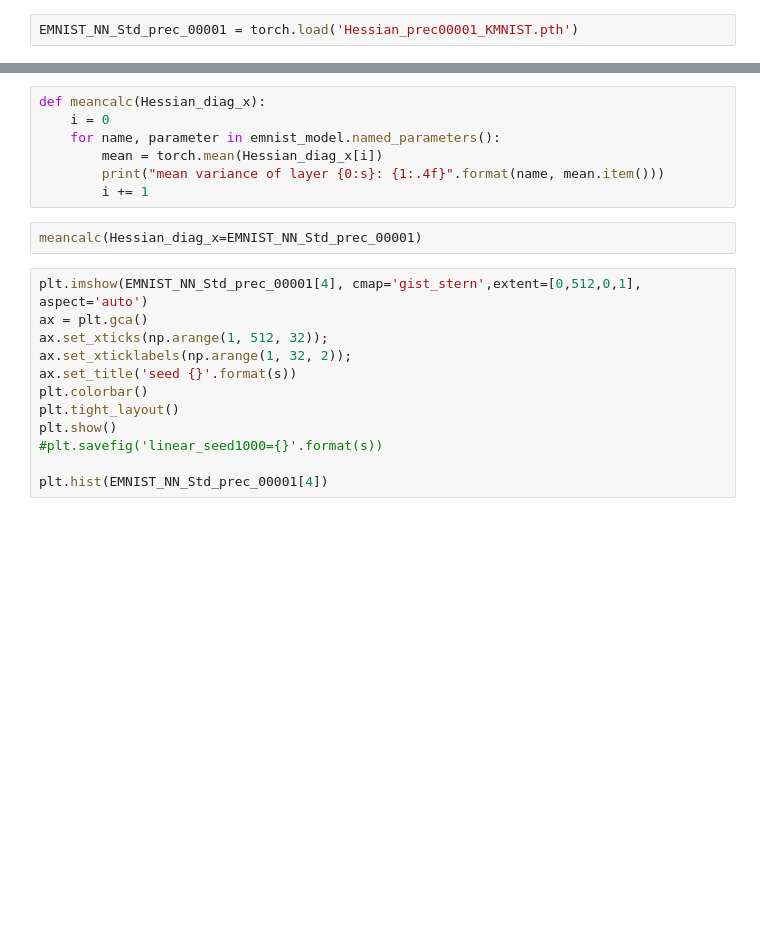
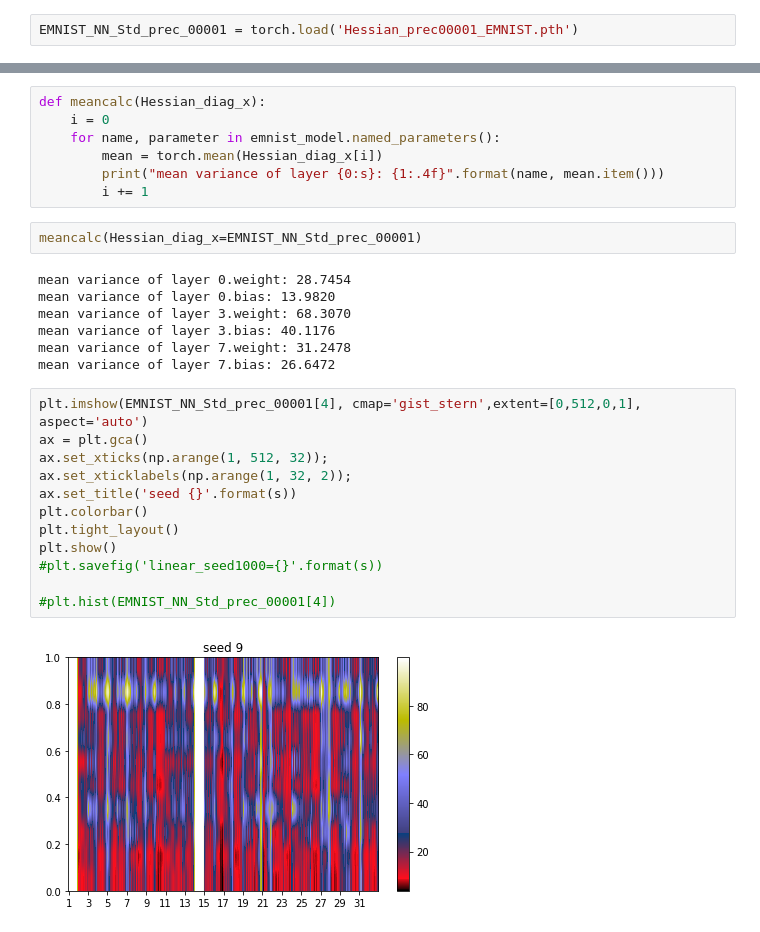
Before and after one commit to moreezee/BcThesisMK, a Jupyter notebook: Moritz_folder/Notebooks/seed_experiments/emnistNet.ipynb, the cells around one changed output, grey strips where cells are left out. Cells and saved outputs as stored; diff of their text form; blank space fills up the shorter version.

Commit message:
added conv layer vis for other datasets

```diff
--- a/Moritz_folder/Notebooks/seed_experiments/emnistNet.ipynb
+++ b/Moritz_folder/Notebooks/seed_experiments/emnistNet.ipynb
@@ -211,5 +218,5 @@ def get_Hessian_NN(model, train_loader, prec0, device='cpu', verbose=True):
 # %%
-EMNIST_NN_Std_prec_00001 = torch.load('Hessian_prec00001_KMNIST.pth')
+EMNIST_NN_Std_prec_00001 = torch.load('Hessian_prec00001_EMNIST.pth')
 # %% [markdown]
 ## Now we want to look at the single layers of our network, and how they behave w.r.t. the variance
 * every tensor represents one of the six layers of out network
@@ -237,18 +244,27 @@ def meancalc(Hessian_diag_x):
         i += 1
 # %%
 meancalc(Hessian_diag_x=EMNIST_NN_Std_prec_00001)
+# %% [output]
+mean variance of layer 0.weight: 28.7454
+mean variance of layer 0.bias: 13.9820
+mean variance of layer 3.weight: 68.3070
+mean variance of layer 3.bias: 40.1176
+mean variance of layer 7.weight: 31.2478
+mean variance of layer 7.bias: 26.6472
 # %%
 plt.imshow(EMNIST_NN_Std_prec_00001[4], cmap='gist_stern',extent=[0,512,0,1],  aspect='auto')
 ax = plt.gca()
 ax.set_xticks(np.arange(1, 512, 32));
 ax.set_xticklabels(np.arange(1, 32, 2));
 ax.set_title('seed {}'.format(s))
 plt.colorbar()
 plt.tight_layout()
 plt.show()
 #plt.savefig('linear_seed1000={}'.format(s))
 
-plt.hist(EMNIST_NN_Std_prec_00001[4])
+#plt.hist(EMNIST_NN_Std_prec_00001[4])
+# %% [output]
+[figure, added]
 # %%
 """
 mnist_number = 9
```
Also changed, not shown: parts of 23 cells of this notebook, 6 other files.
